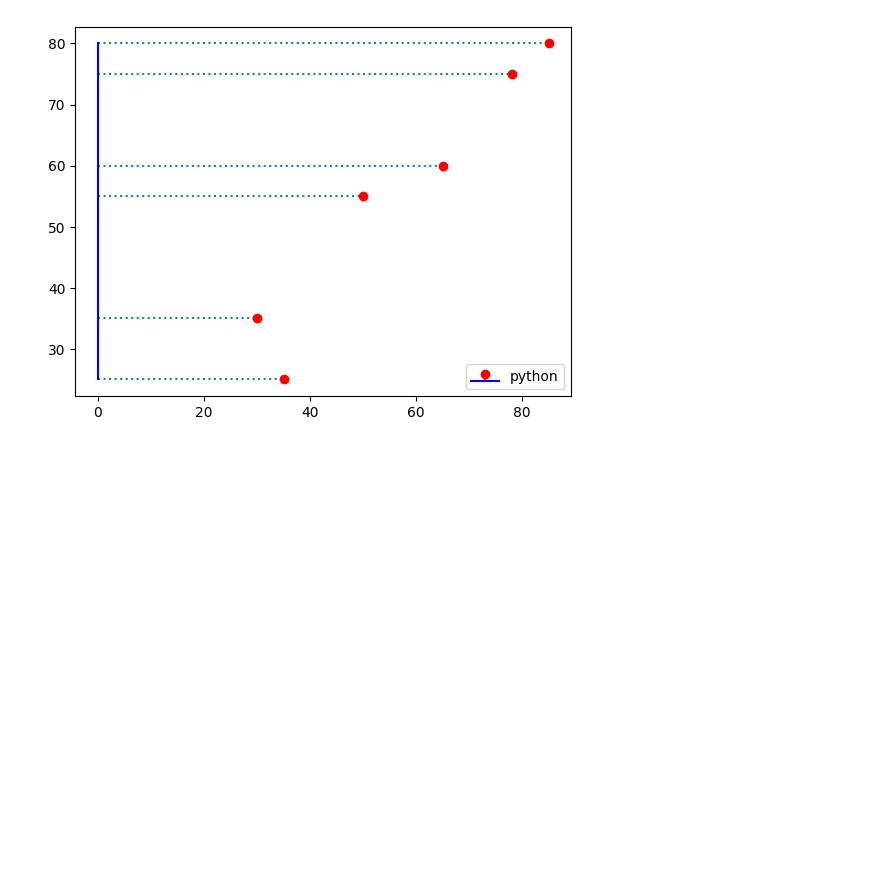
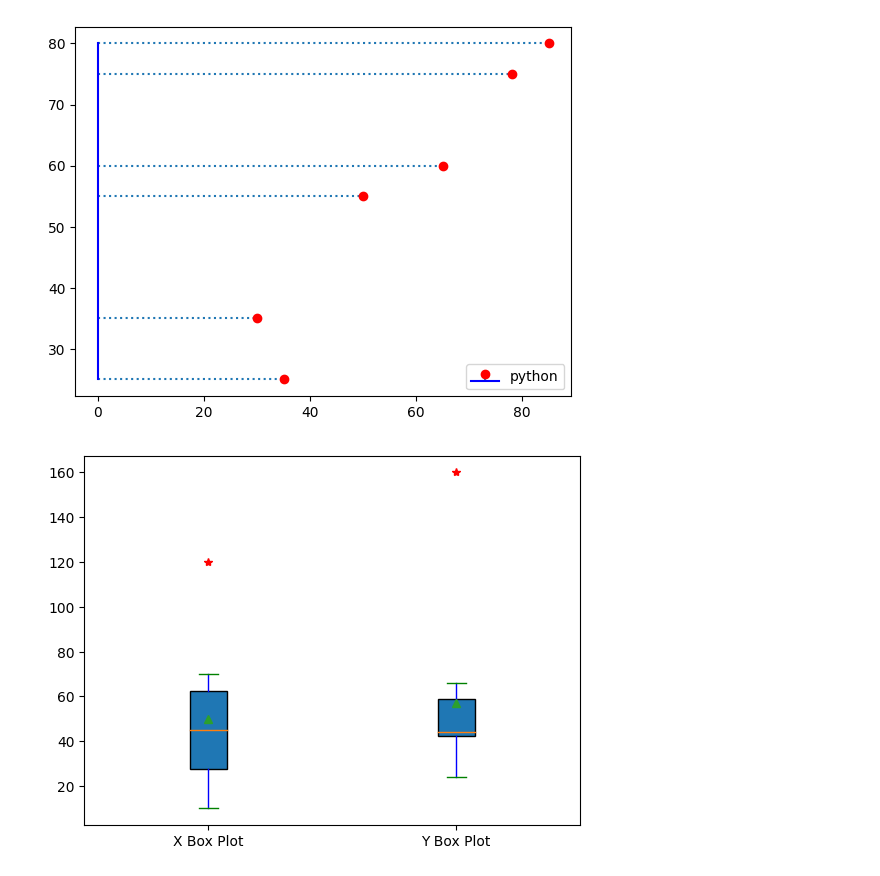
Before and after one commit to muhammadalinoor-1982/ml, a Jupyter notebook: practice/matplotlib_practice.ipynb, the cells around one changed output. Saved outputs shown, nothing was run; the diff lists cells and outputs as text; code cells hidden in the pictures; blank space fills up the shorter version.

Commit message:
Box Plot and Stack Plot

```diff
--- a/practice/matplotlib_practice.ipynb
+++ b/practice/matplotlib_practice.ipynb
@@ -129,3 +129,25 @@ plt.legend()
 plt.show()
 # %% [output]
 [figure]
+# %%
+import matplotlib.pyplot as plt
+
+x = [10,20,30,40,50,60,70,120]
+y = [42,66,24,56,43,53,62,44,36,44,160]
+z = [x, y]
+
+plt.boxplot(z,
+            labels=['X Box Plot', 'Y Box Plot'],
+            patch_artist=True,
+            showmeans=True,
+            whis=1.5,
+            sym='r*',
+            boxprops=dict(color='black'),
+            capprops=dict(color='g'),
+            whiskerprops=dict(color='b'),
+            flierprops=dict(markeredgecolor='magenta')
+           ) # notch=True, vert=False, widths=0.5
+
+plt.show()
+# %% [output]
+[figure, added]
```
Also changed, not shown: parts of 2 cells of this notebook, 1 other file.
